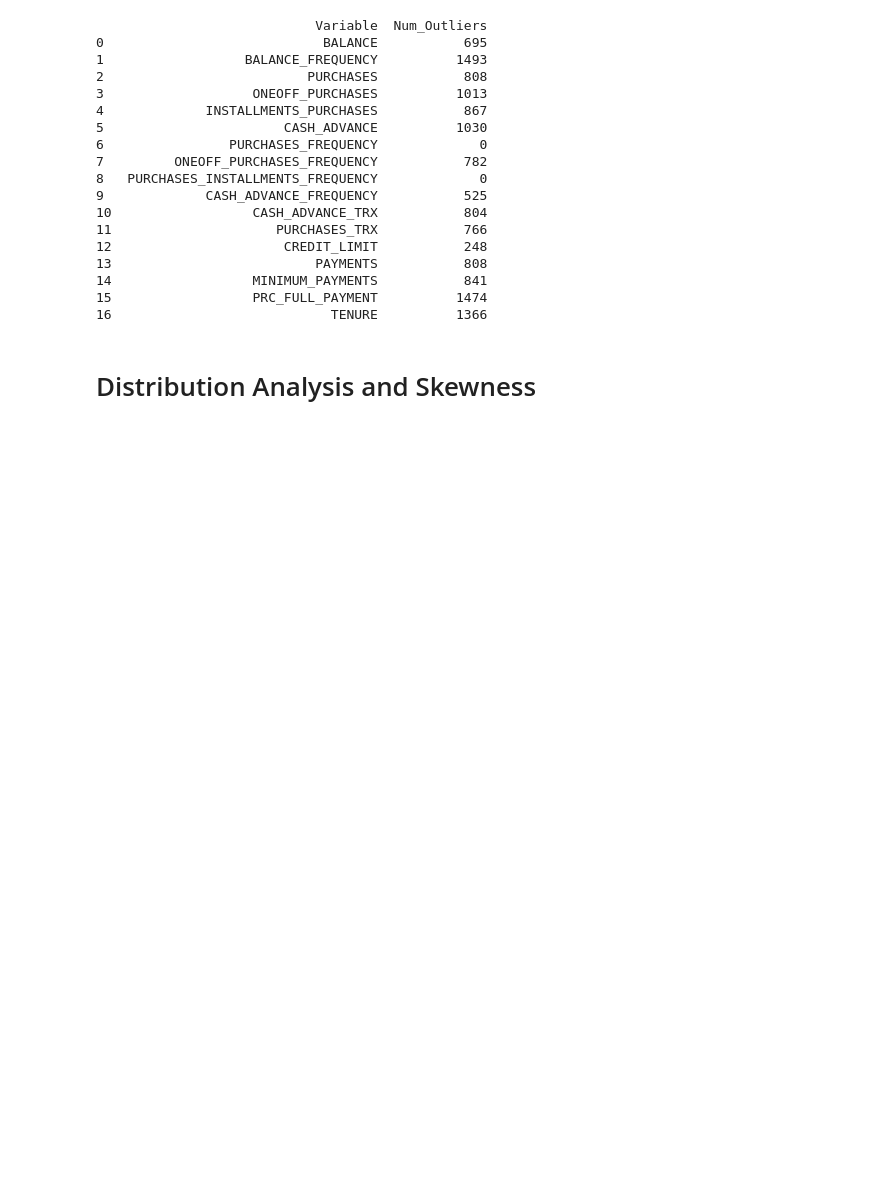
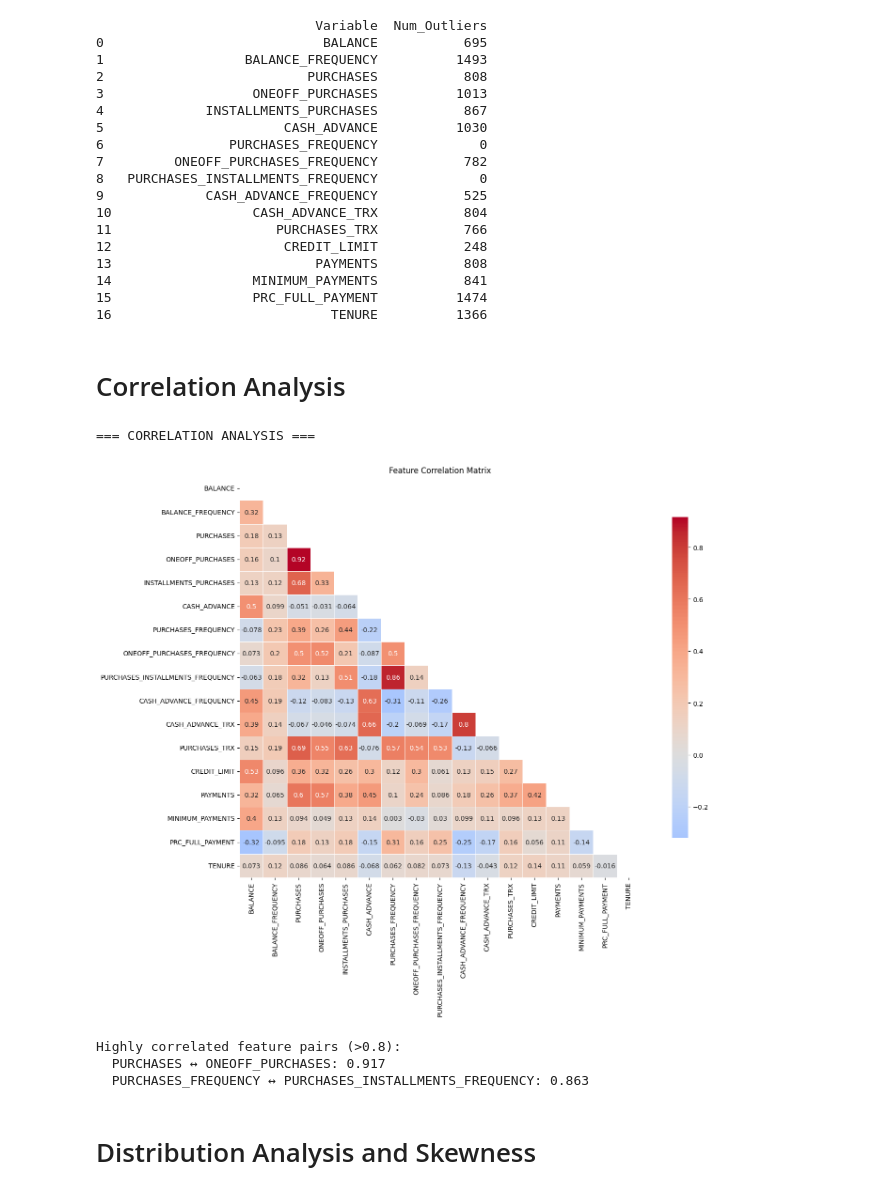
Before and after one commit to INFO-523-SU25/final-project-gupta-karri, a Jupyter notebook: churn_predictor.ipynb, the cells around one changed output. Drawn from its saved outputs; the diff is of its cells as text; code cells hidden in the pictures; blank space fills up the shorter version.

Commit message:
Adding correlation analysis

```diff
--- a/churn_predictor.ipynb
+++ b/churn_predictor.ipynb
@@ -124,6 +124,50 @@ print(outlier_counts_df)
 14                  MINIMUM_PAYMENTS           841
 15                  PRC_FULL_PAYMENT          1474
 16                            TENURE          1366
+# %% [markdown]
+# Correlation Analysis
+# %%
+# Correlation analysis for churn prediction
+def correlation_analysis(df):
+    """Analyze correlations between features and target"""
+    print("=== CORRELATION ANALYSIS ===")
+
+    # Select numerical columns for correlation
+    numerical_cols = df.select_dtypes(include=['float64', 'int64']).columns.tolist()
+
+    # Create correlation matrix
+    corr_matrix = df[numerical_cols].corr()
+
+    # Plot correlation heatmap
+    plt.figure(figsize=(16, 12))
+    mask = np.triu(np.ones_like(corr_matrix, dtype=bool))
+    sns.heatmap(corr_matrix, mask=mask, annot=True, cmap='coolwarm', center=0,
+                square=True, linewidths=0.5, cbar_kws={"shrink": 0.8})
+    plt.title('Feature Correlation Matrix')
+    plt.tight_layout()
+    plt.show()
+
+    # Find highly correlated features
+    high_corr_pairs = []
+    for i in range(len(corr_matrix.columns)):
+        for j in range(i+1, len(corr_matrix.columns)):
+            if abs(corr_matrix.iloc[i, j]) > 0.8:
+                high_corr_pairs.append((corr_matrix.columns[i], corr_matrix.columns[j], corr_matrix.iloc[i, j]))
+
+    if high_corr_pairs:
+        print("\nHighly correlated feature pairs (>0.8):")
+        for pair in high_corr_pairs:
+            print(f"  {pair[0]} ↔ {pair[1]}: {pair[2]:.3f}")
+
+    return corr_matrix
+
+corr_matrix = correlation_analysis(credit_card)
+# %% [output]
+=== CORRELATION ANALYSIS ===
+[figure, added]
+Highly correlated feature pairs (>0.8):
+  PURCHASES ↔ ONEOFF_PURCHASES: 0.917
+  PURCHASES_FREQUENCY ↔ PURCHASES_INSTALLMENTS_FREQUENCY: 0.863
 # %% [markdown]
 # Distribution Analysis and Skewness
 # %%
```
